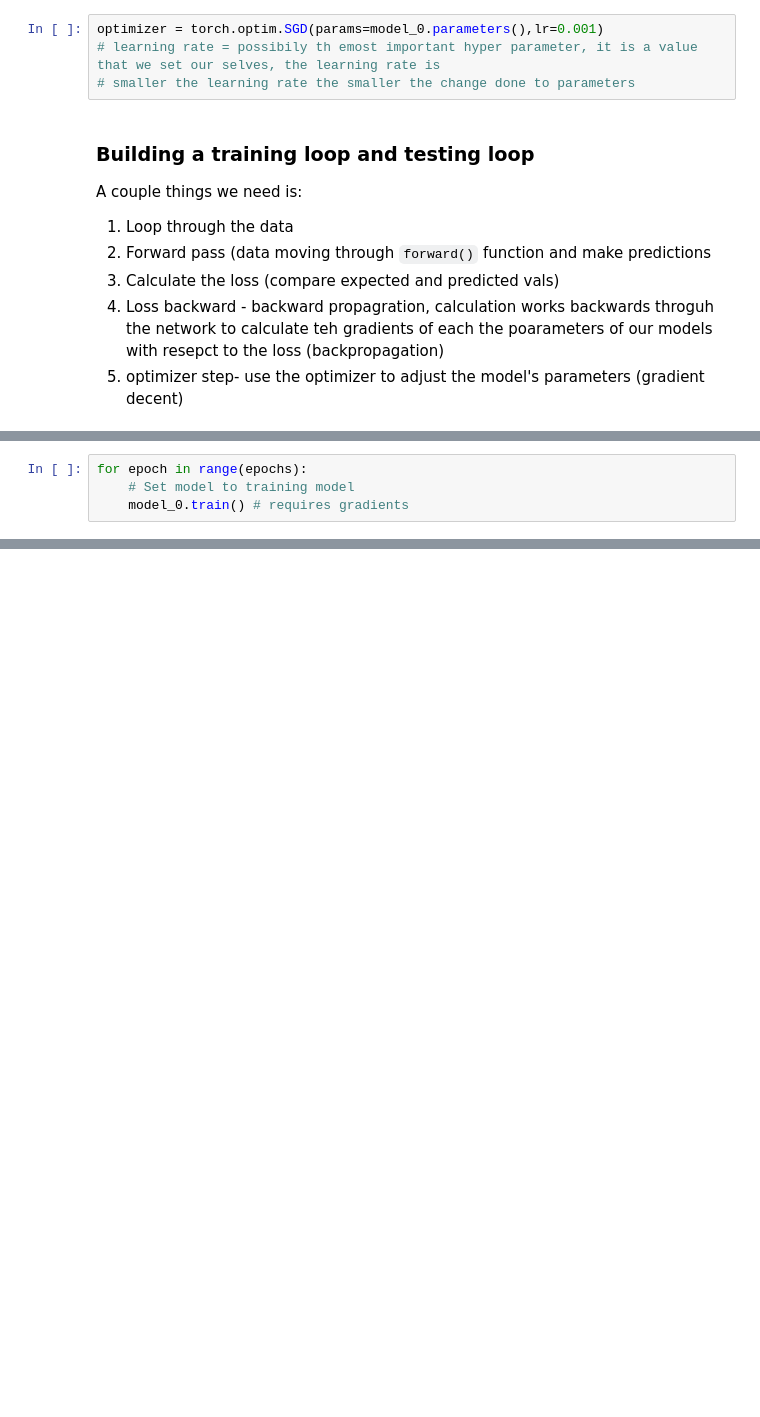
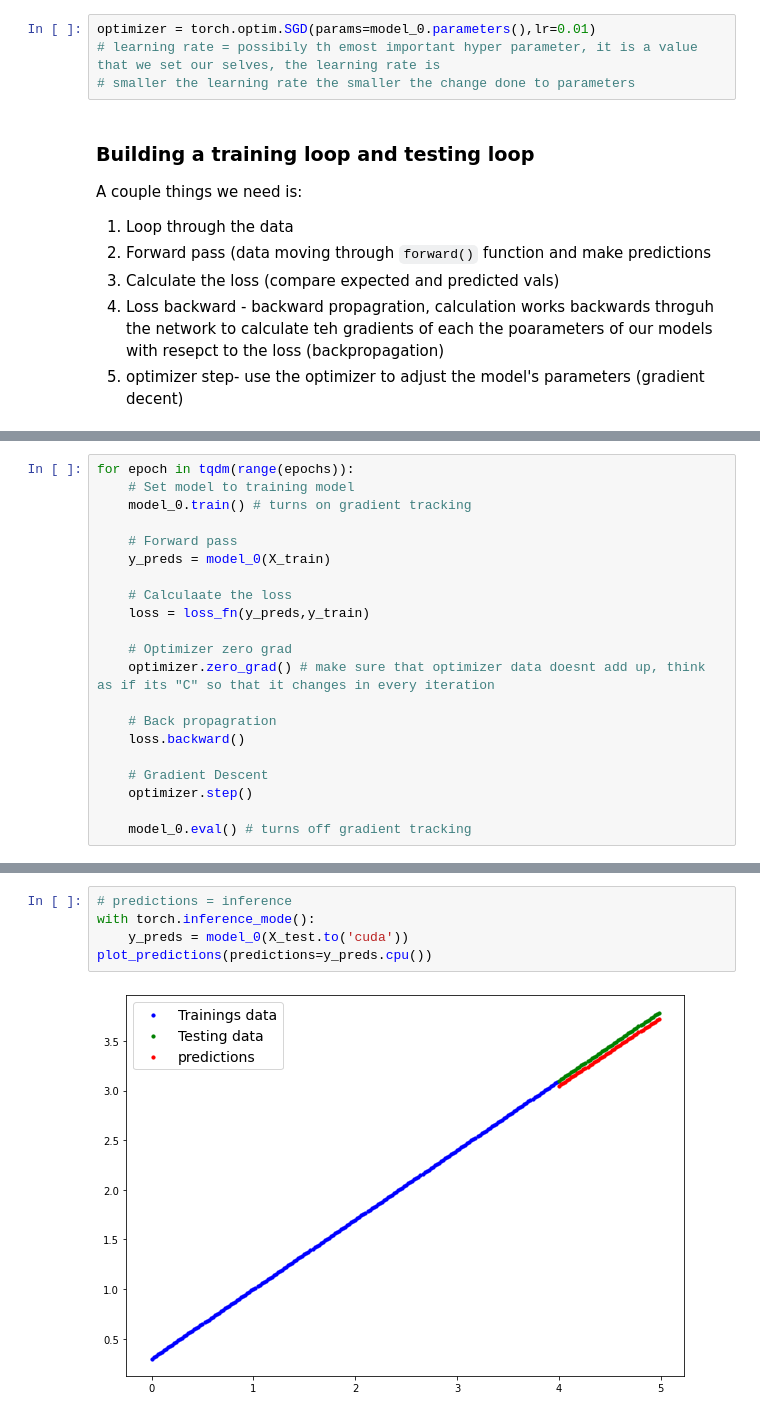
Before and after one commit to Programmer-RD-AI-Archive/PyTorch-ZTM, a Jupyter notebook: 01.ipynb, the cells around one changed output, grey strips where cells are left out. Cells and saved outputs as stored; diff of their text form; blank space fills up the shorter version.

```diff
--- a/01.ipynb
+++ b/01.ipynb
@@ -216,7 +218,7 @@ list(model_0.parameters()),model_0.state_dict()
 # %%
 loss_fn = nn.L1Loss()
 # %%
-optimizer = torch.optim.SGD(params=model_0.parameters(),lr=0.001)
+optimizer = torch.optim.SGD(params=model_0.parameters(),lr=0.01)
 # learning rate = possibily th emost important hyper parameter, it is a value that we set our selves, the learning rate is
 # smaller the learning rate the smaller the change done to parameters
 # %% [markdown]
@@ -232,6 +235,23 @@ A couple things we need is:
 # the model gets to see the data once
 epochs = 100
 # %%
-for epoch in range(epochs):
+for epoch in tqdm(range(epochs)):
     # Set model to training model
-    model_0.train() # requires gradients
+    model_0.train() # turns on gradient tracking
+
+    # Forward pass
+    y_preds = model_0(X_train)
+
+    # Calculaate the loss
+    loss = loss_fn(y_preds,y_train)
+
+    # Optimizer zero grad
+    optimizer.zero_grad() # make sure that optimizer data doesnt add up, think as if its "C" so that it changes in every iteration
+
+    # Back propagration
+    loss.backward()
+
+    # Gradient Descent
+    optimizer.step()
+
+    model_0.eval() # turns off gradient tracking
@@ -237,0 +271,7 @@ for epoch in range(epochs):
+# %%
+# predictions = inference
+with torch.inference_mode():
+    y_preds = model_0(X_test.to('cuda'))
+plot_predictions(predictions=y_preds.cpu())
+# %% [output]
+[figure, added]
```
Also changed, not shown: parts of 13 cells of this notebook, 3 other files.
